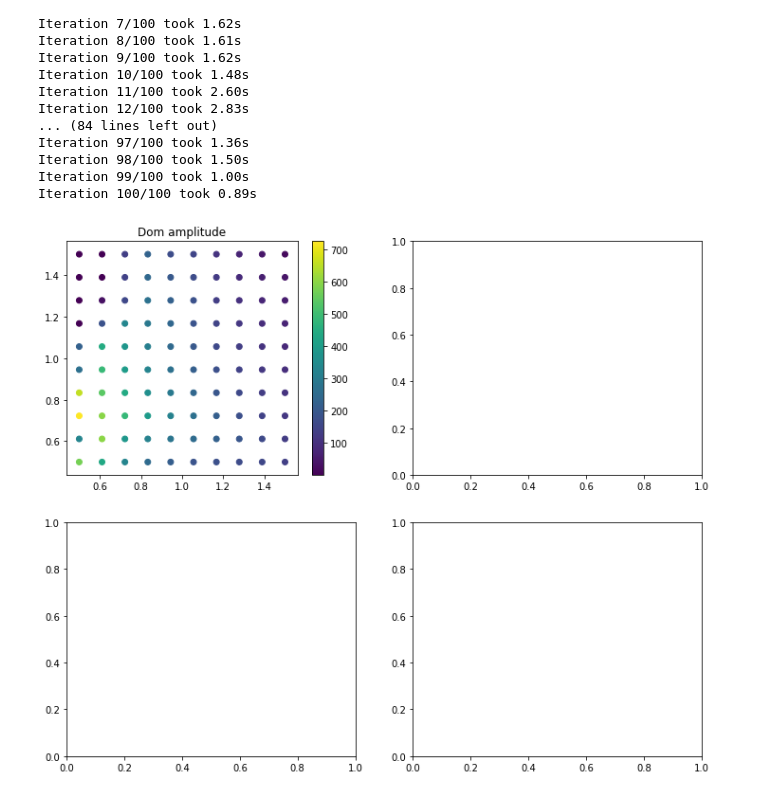
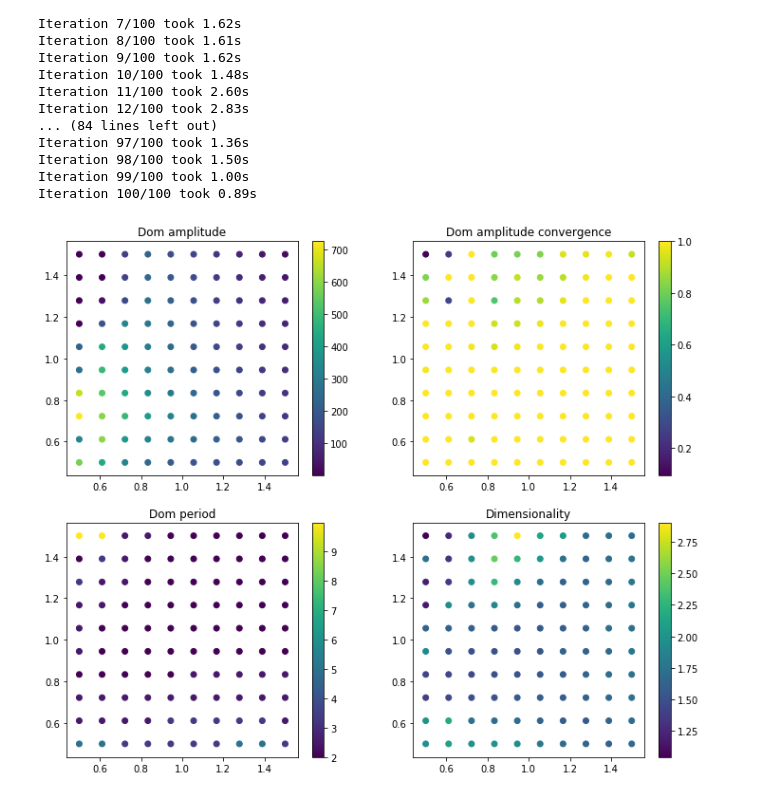
Before and after one commit to sjonany/c-elegans-interactome-analysis, a Jupyter notebook: all_at_a_time.ipynb, the cells around one changed output. Saved outputs shown, nothing was run; the diff lists cells and outputs as text; code cells hidden in the pictures.

```diff
--- a/all_at_a_time.ipynb
+++ b/all_at_a_time.ipynb
@@ -78,24 +78,22 @@ Iteration 99/100 took 1.00s
 Iteration 100/100 took 0.89s
 # %%
 fig, axes = plt.subplots(nrows = 2, ncols = 2, figsize=(12, 10))
-
-
-dom_amplitude_convergence_vals = []
-dom_period_vals = []
-dimensionality_vals = []
 
 ax = axes[0][0]
 ax.set_title("Dom amplitude")
 im = ax.scatter(ggap_vals, gsyn_vals, c=dom_amplitude_vals)
+fig.colorbar(im, ax=ax)
 ax = axes[0][1]
 ax.set_title("Dom amplitude convergence")
 im = ax.scatter(ggap_vals, gsyn_vals, c=dom_amplitude_convergence_vals)
+fig.colorbar(im, ax=ax)
 ax = axes[1][0]
 ax.set_title("Dom period")
 im = ax.scatter(ggap_vals, gsyn_vals, c=dom_period_vals)
+fig.colorbar(im, ax=ax)
 ax = axes[1][1]
 ax.set_title("Dimensionality")
 im = ax.scatter(ggap_vals, gsyn_vals, c=dimensionality_vals)
 _ = fig.colorbar(im, ax=ax)
 # %% [output]
-[figure, old version]
+[figure, new version]
```
Also changed, not shown: parts of 1 cell of this notebook.
